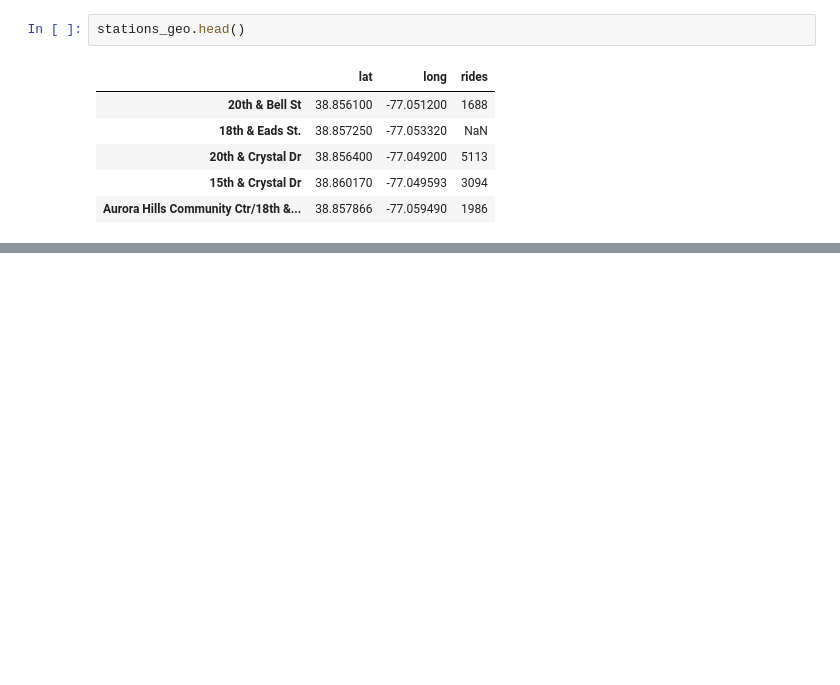
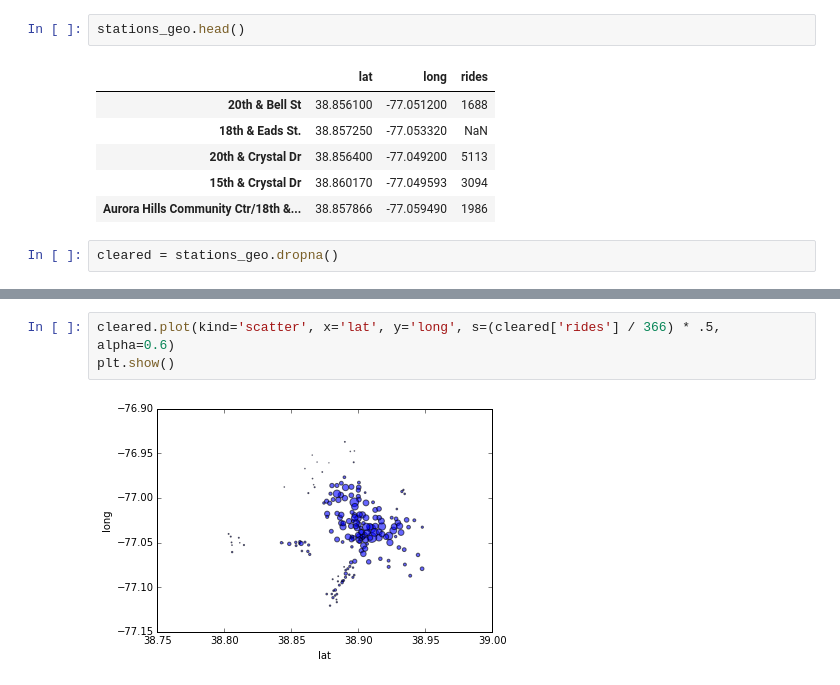
Before and after one commit to tlake/bikeshare, a Jupyter notebook: bikeshare_plots.ipynb, the cells around one changed output, grey strips where cells are left out. Drawn from its saved outputs; the diff is of its cells as text; blank space fills up the shorter version.

Commit message:
drop na values, plt lat and long scatter plot with radius = avg daily rides

```diff
--- a/bikeshare_plots.ipynb
+++ b/bikeshare_plots.ipynb
@@ -131,3 +131,5 @@ stations_geo.head()
 | 20th & Crystal Dr | 38.856400 | -77.049200 | 5113 |
 | 15th & Crystal Dr | 38.860170 | -77.049593 | 3094 |
 | Aurora Hills Community Ctr/18th &... | 38.857866 | -77.059490 | 1986 |
+# %%
+cleared = stations_geo.dropna()
@@ -133,0 +145,5 @@ stations_geo.head()
+# %%
+cleared.plot(kind='scatter', x='lat', y='long', s=(cleared['rides'] / 366) * .5, alpha=0.6)
+plt.show()
+# %% [output]
+[figure, added]
```
Also changed, not shown: parts of 1 cell of this notebook.
